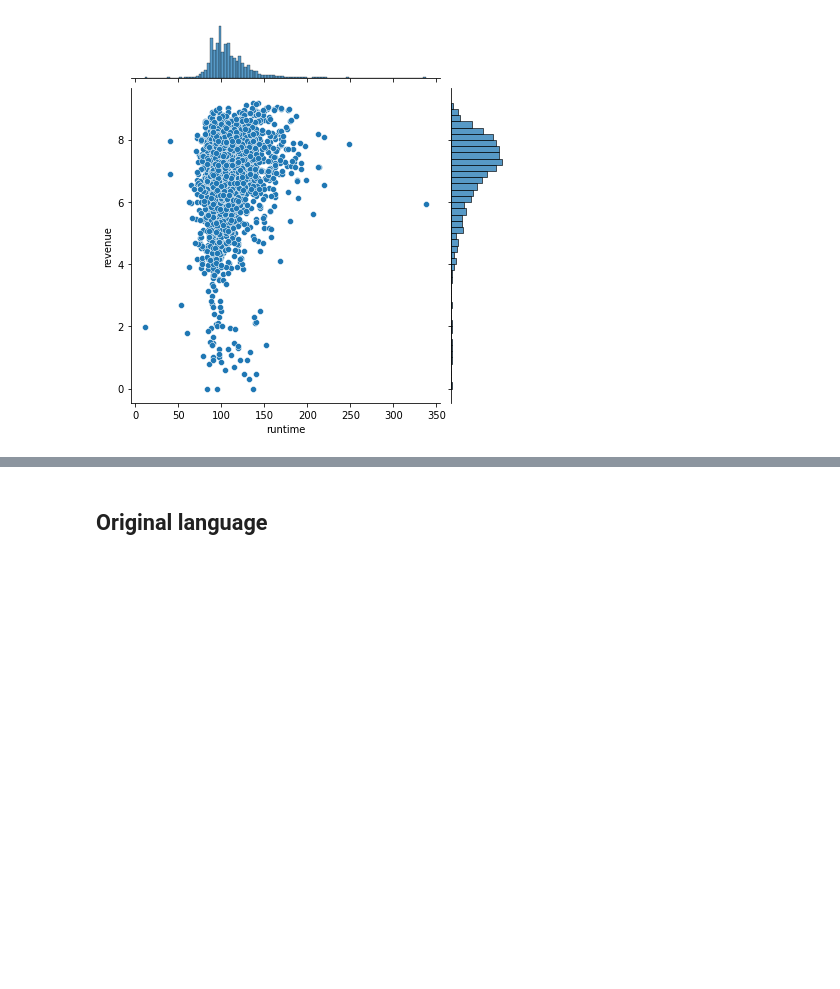
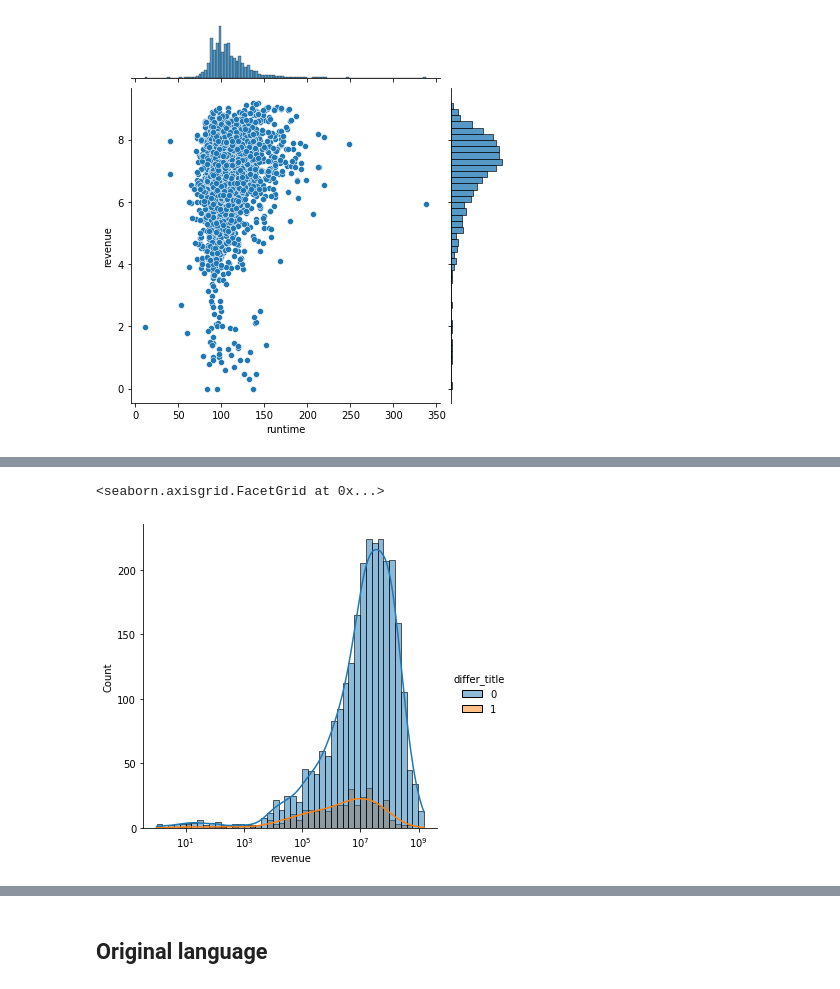
Before and after one commit to d0bando/Personal-Projects, a Jupyter notebook: Box_Office_Competition.ipynb, the cells around one changed output, grey strips where cells are left out. Cells and saved outputs as stored; diff of their text form; code cells hidden in the pictures; blank space fills up the shorter version.

```diff
--- a/Box_Office_Competition.ipynb
+++ b/Box_Office_Competition.ipynb
@@ -1646,0 +1661,5 @@ sns.jointplot(x=X["runtime"],y=np.log10(y))
+# %%
+sns.displot(data=Xy, x="revenue",hue="differ_title", log_scale=True,kde=True)
+# %% [output]
+<seaborn.axisgrid.FacetGrid at 0x...>
+[figure, added]
```
Also changed, not shown: parts of 24 cells of this notebook.
